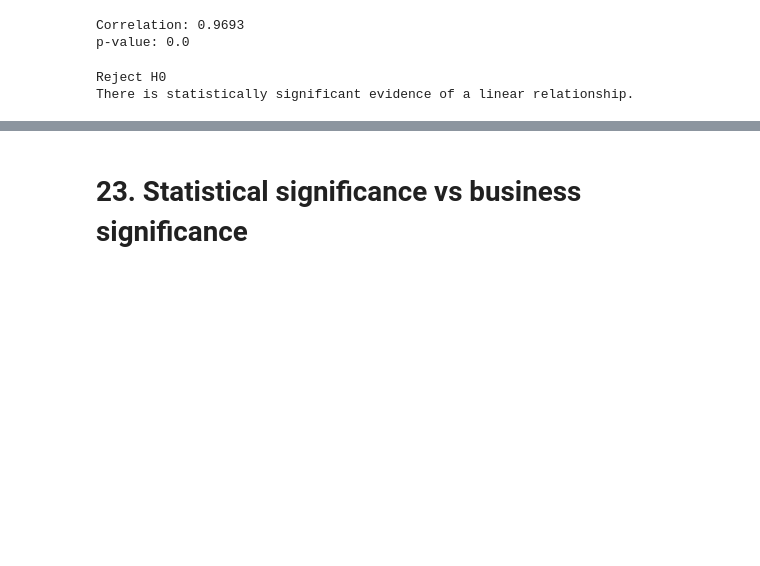
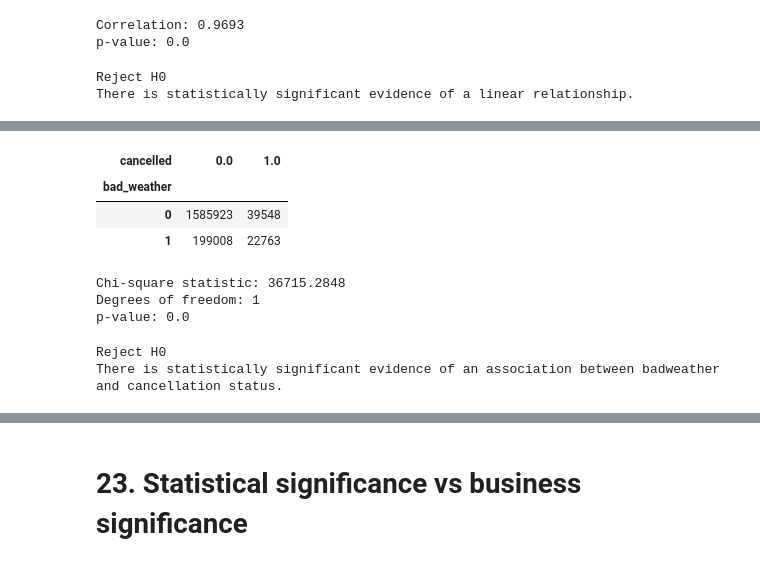
Before and after one commit to BhupathiTharun/Airline-Operations-Intelligence, a Jupyter notebook: notebooks/07_statistics.ipynb, the cells around one changed output, grey strips where cells are left out. Drawn from its saved outputs; the diff is of its cells as text; code cells hidden in the pictures; blank space fills up the shorter version.

Commit message:
statistics completed

```diff
--- a/notebooks/07_statistics.ipynb
+++ b/notebooks/07_statistics.ipynb
@@ -24,7 +24,7 @@ sns.set_theme(style="whitegrid")
 # %% [markdown]
 ## 2. Load the cleaned data
 # %%
-file_path = r"D:\Data Analyst\EXCEL\api\processed\flights_2026_q1_cleaned.csv"
+file_path = r"D:\Data Analyst\EXCEL\airline-operations-intelligence\Airline-Operations-Intelligence\data\processed\flights_2026_q1.csv"
 
 df = pd.read_csv(file_path)
 
@@ -626,0 +641,35 @@ There is statistically significant evidence of a linear relationship.
+# %%
+bad_weather_cancelled=pd.crosstab(
+    df['bad_weather'],
+    df['cancelled']
+)
+bad_weather_cancelled.head()
+# %% [output]
+| cancelled | 0.0 | 1.0 |
+| bad_weather |  |  |
+| 0 | 1585923 | 39548 |
+| 1 | 199008 | 22763 |
+# %%
+chi2,p_value,degrees_of_freedom,expected=stats.chi2_contingency(
+    bad_weather_cancelled
+)
+
+print("Chi-square statistic:", round(chi2, 4))
+print("Degrees of freedom:", degrees_of_freedom)
+print("p-value:", p_value)
+# %% [output]
+Chi-square statistic: 36715.2848
+Degrees of freedom: 1
+p-value: 0.0
+# %%
+alpha = 0.05
+
+if p_value < alpha:
+    print("Reject H0")
+    print("There is statistically significant evidence of an association between badweather and cancellation status.")
+else:
+    print("Fail to reject H0")
+    print("There is not enough evidence of an association between bad weather and cancellation status.")
+# %% [output]
+Reject H0
+There is statistically significant evidence of an association between badweather and cancellation status.
```
Also changed, not shown: parts of 13 cells of this notebook.
